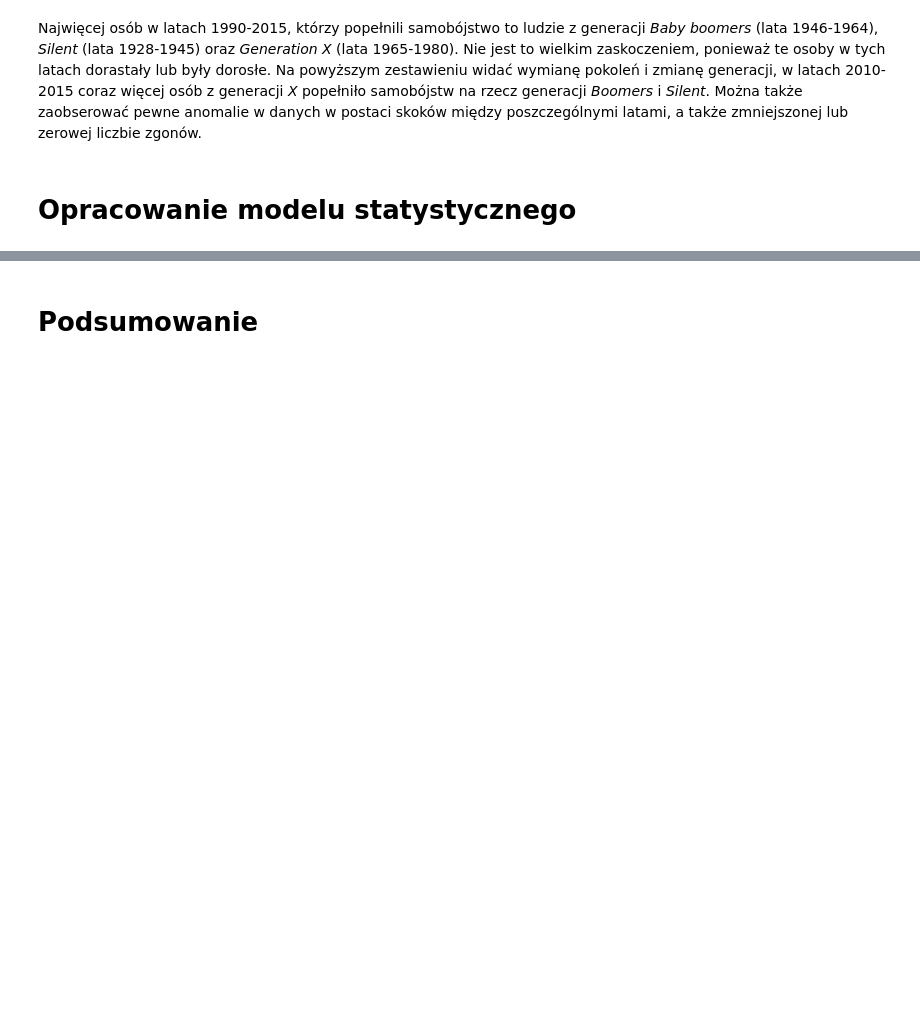
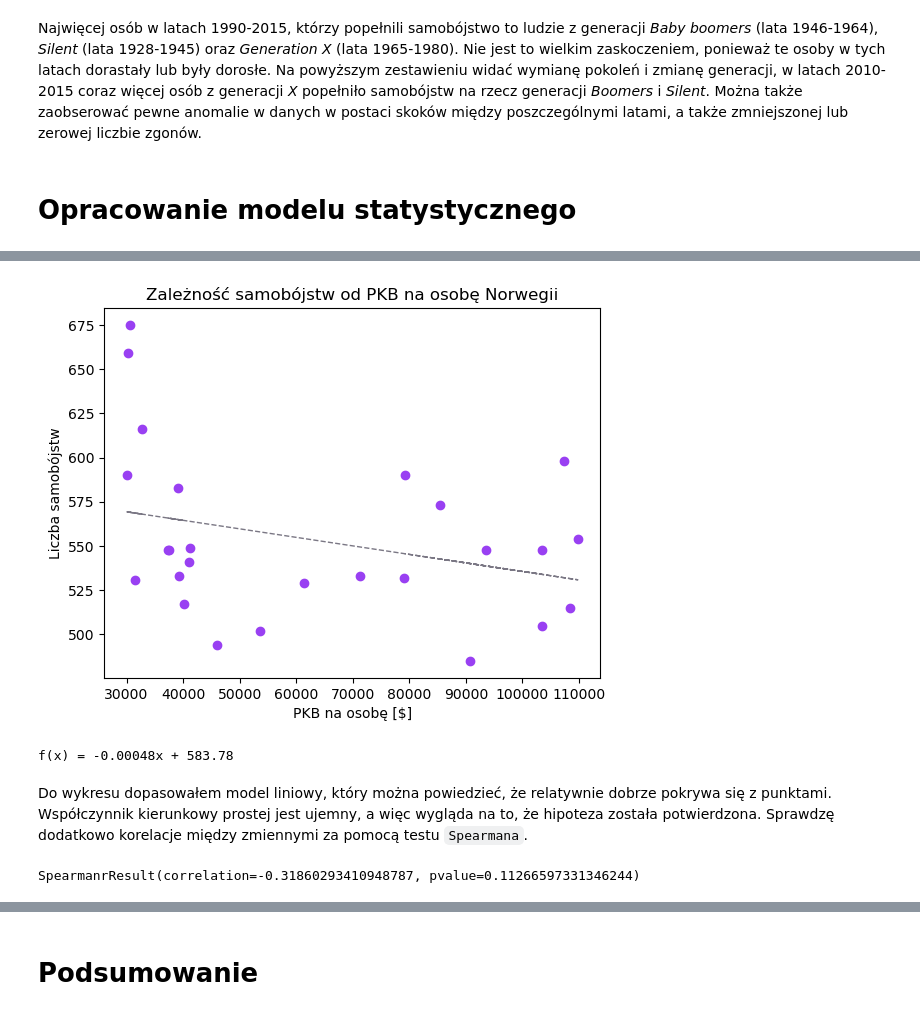
Before and after one commit to Szaroslav/suicides-data-analysis, a Jupyter notebook: src/suicides-data-analysis.ipynb, the cells around one changed output, grey strips where cells are left out. Drawn from its saved outputs; the diff is of its cells as text; code cells hidden in the pictures; blank space fills up the shorter version.

Commit message:
Create statistical models

```diff
--- a/src/suicides-data-analysis.ipynb
+++ b/src/suicides-data-analysis.ipynb
@@ -420,0 +429,32 @@ Najwięcej osób w latach 1990-2015, którzy popełnili samobójstwo to ludzie z
+# %%
+res = cur.execute(f"""
+    SELECT AVG(gdp_per_capita), SUM(suicides_no)
+    FROM suicides
+    WHERE {years_range} AND country = 'Norway'
+    GROUP BY year
+""").fetchall()
+x, y = zip(*res)
+
+a, b, r, p, std_err = stats.linregress(x, y)
+
+fig, ax = plt.subplots()
+
+ax.set_title("Zależność samobójstw od PKB na osobę Norwegii")
+ax.set_xlabel("PKB na osobę [$]")
+ax.set_ylabel("Liczba samobójstw")
+
+plt.scatter(x, y, color="#9940f2")
+plt.plot(x, list(map(lambda x: a*x + b, x)), linestyle="--", linewidth=1, color="#7a7784")
+
+plt.show()
+
+print(f"f(x) = {round(a, 5)}x + {round(b, 2)}")
+# %% [output]
+[figure, added]
+f(x) = -0.00048x + 583.78
+# %% [markdown]
+Do wykresu dopasowałem model liniowy, który można powiedzieć, że relatywnie dobrze pokrywa się z punktami. Współczynnik kierunkowy prostej jest ujemny, a więc wygląda na to, że hipoteza została potwierdzona. Sprawdzę dodatkowo korelacje między zmiennymi za pomocą testu `Spearmana`.
+# %%
+stats.spearmanr(x, y)
+# %% [output]
+SpearmanrResult(correlation=-0.31860293410948787, pvalue=0.11266597331346244)
```
Also changed, not shown: parts of 9 cells of this notebook.
